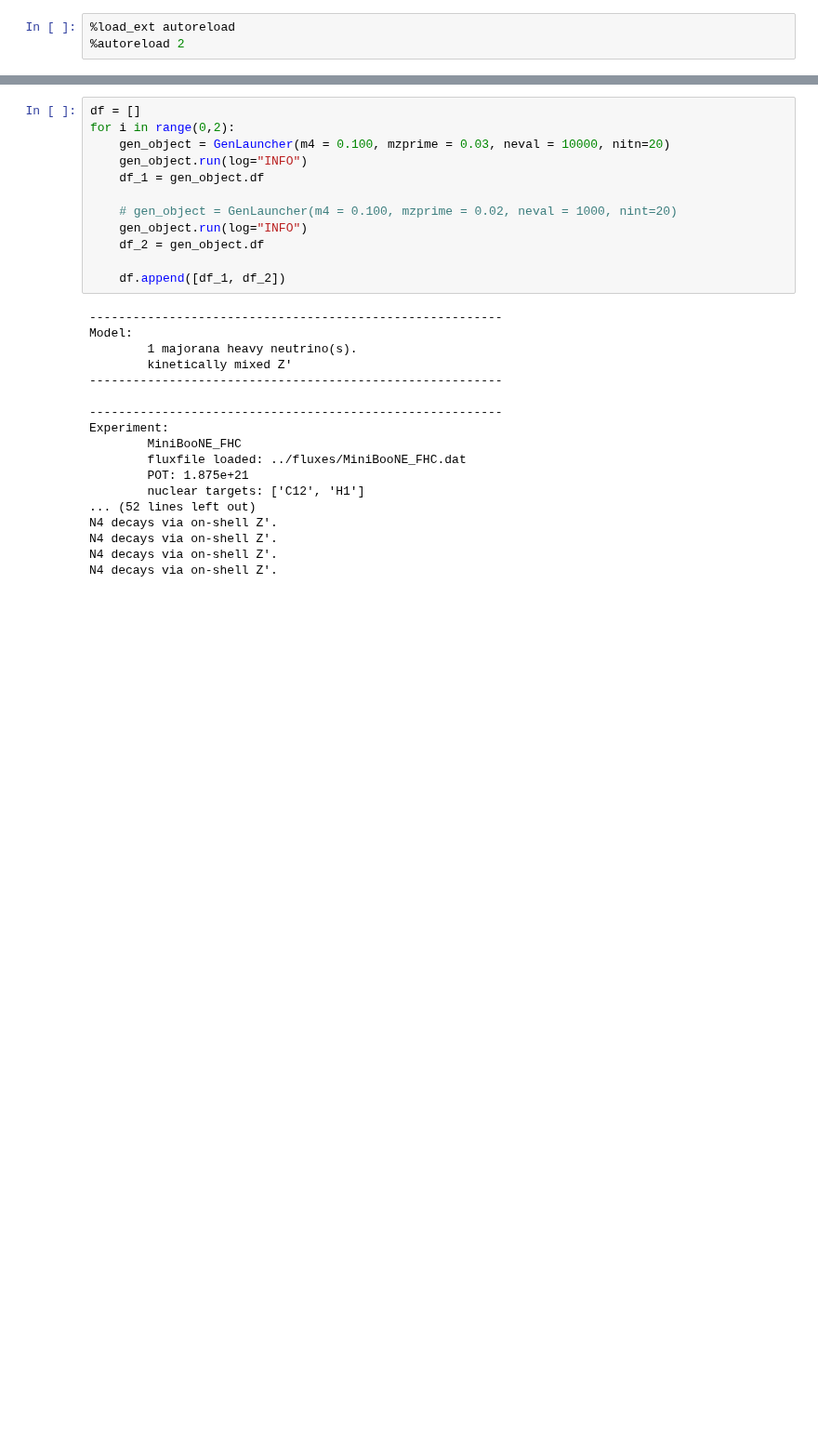
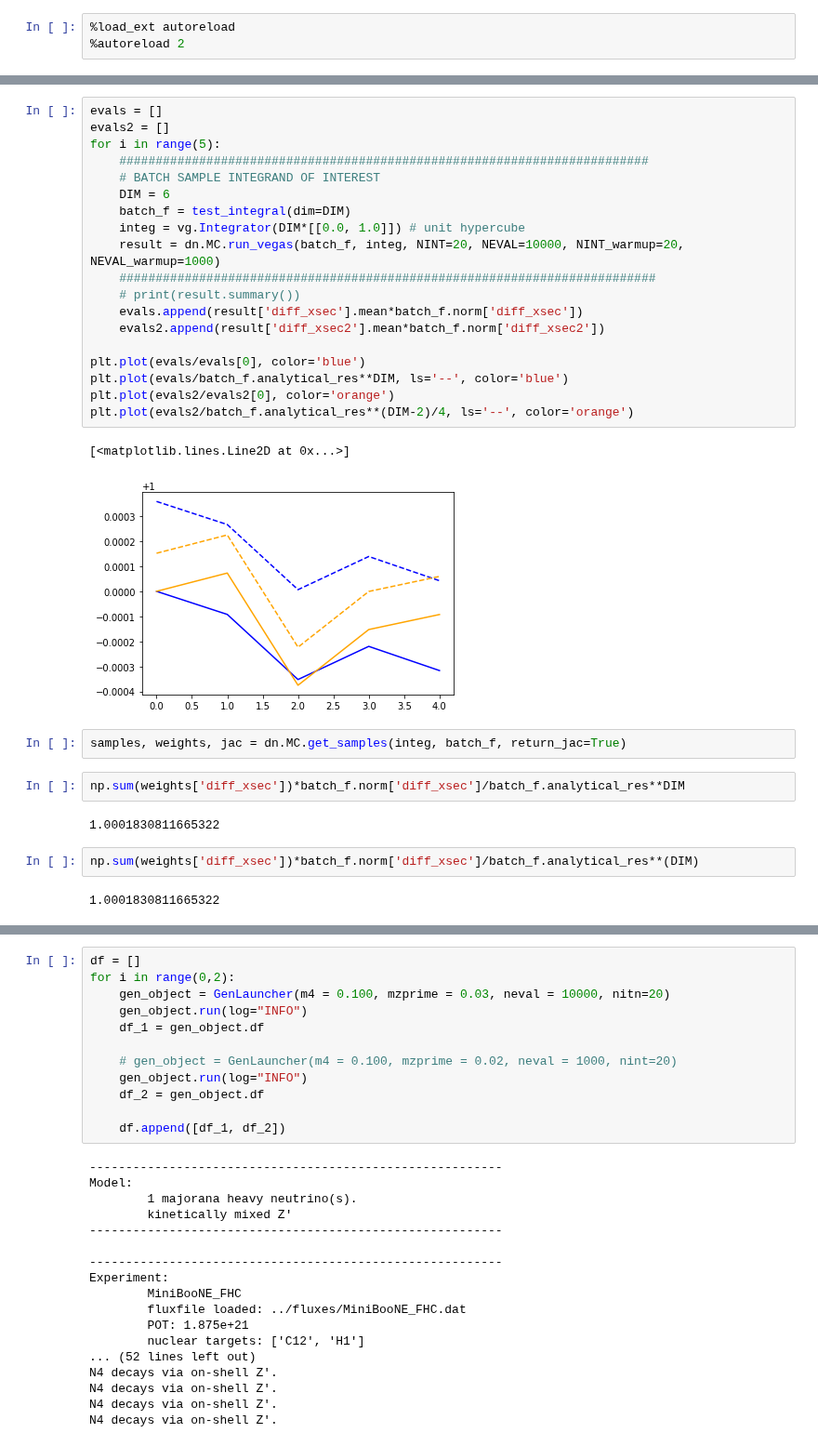
Before and after one commit to mhostert/DarkNews-generator, a Jupyter notebook: examples/test_generator.ipynb, the cells around one changed output, grey strips where cells are left out. Shown at 93% size. Saved outputs shown, nothing was run; the diff lists cells and outputs as text; blank space fills up the shorter version.

```diff
--- a/examples/test_generator.ipynb
+++ b/examples/test_generator.ipynb
@@ -85,0 +66,32 @@ Total events predicted:
+# %%
+evals = []
+evals2 = []
+for i in range(5):
+    #########################################################################
+    # BATCH SAMPLE INTEGRAND OF INTEREST
+    DIM = 6
+    batch_f = test_integral(dim=DIM)
+    integ = vg.Integrator(DIM*[[0.0, 1.0]]) # unit hypercube
+    result = dn.MC.run_vegas(batch_f, integ, NINT=20, NEVAL=10000, NINT_warmup=20, NEVAL_warmup=1000)
+    ##########################################################################
+    # print(result.summary())
+    evals.append(result['diff_xsec'].mean*batch_f.norm['diff_xsec'])
+    evals2.append(result['diff_xsec2'].mean*batch_f.norm['diff_xsec2'])
+
+plt.plot(evals/evals[0], color='blue')
+plt.plot(evals/batch_f.analytical_res**DIM, ls='--', color='blue')
+plt.plot(evals2/evals2[0], color='orange')
+plt.plot(evals2/batch_f.analytical_res**(DIM-2)/4, ls='--', color='orange')
+# %% [output]
+[<matplotlib.lines.Line2D at 0x...>]
+[figure, added]
+# %%
+samples, weights, jac = dn.MC.get_samples(integ, batch_f, return_jac=True)
+# %%
+np.sum(weights['diff_xsec'])*batch_f.norm['diff_xsec']/batch_f.analytical_res**DIM
+# %% [output]
+1.0001830811665322
+# %%
+np.sum(weights['diff_xsec'])*batch_f.norm['diff_xsec']/batch_f.analytical_res**(DIM)
+# %% [output]
+1.0001830811665322
```
Also changed, not shown: parts of 19 cells of this notebook, 8 other files.
